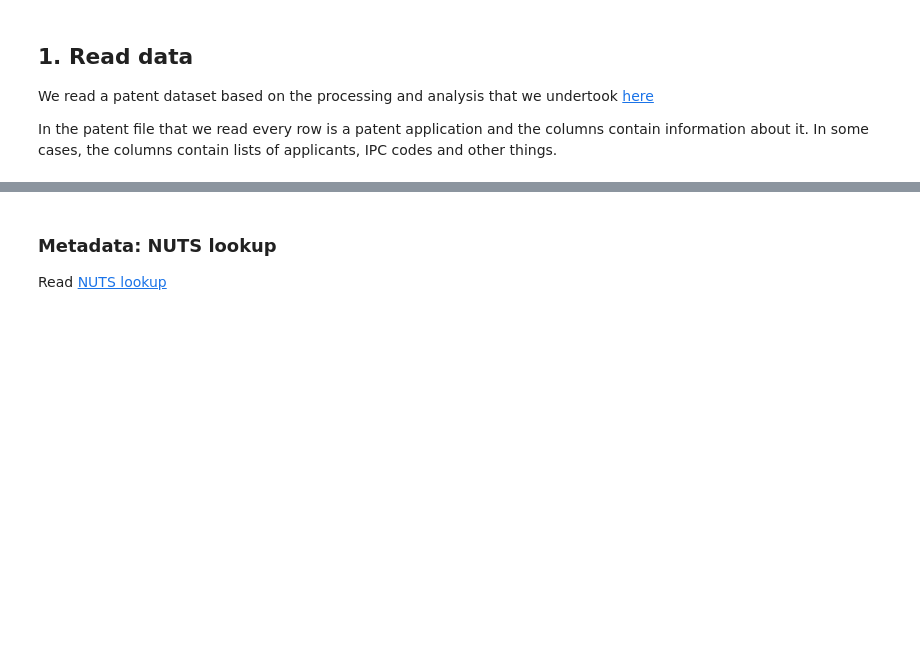
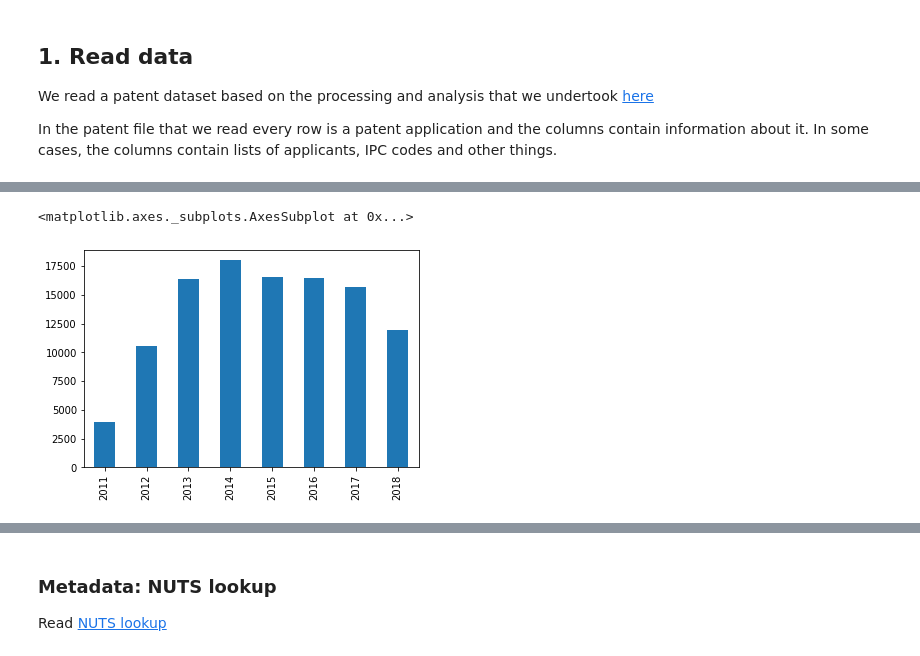
Before and after one commit to nestauk/beis-indicators, a Jupyter notebook: notebooks/dev/06_jmg_patents.ipynb, the cells around one changed output, grey strips where cells are left out. Cells and saved outputs as stored; diff of their text form; code cells hidden in the pictures; blank space fills up the shorter version.

```diff
--- a/notebooks/dev/06_jmg_patents.ipynb
+++ b/notebooks/dev/06_jmg_patents.ipynb
@@ -141,0 +289,5 @@ for v in list_vars:
+# %%
+p.groupby('docdb_family_id')['earliest_publn_year'].min().value_counts().loc[np.arange(2011,2019)].plot.bar()
+# %% [output]
+<matplotlib.axes._subplots.AxesSubplot at 0x...>
+[figure, added]
```
Also changed, not shown: parts of 21 cells of this notebook, 3 other files.
